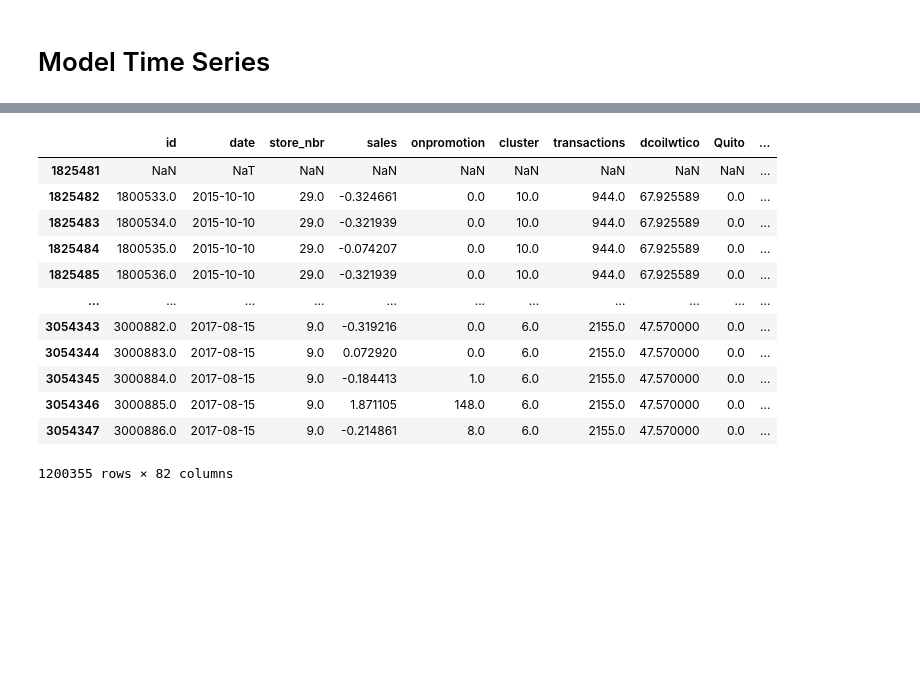
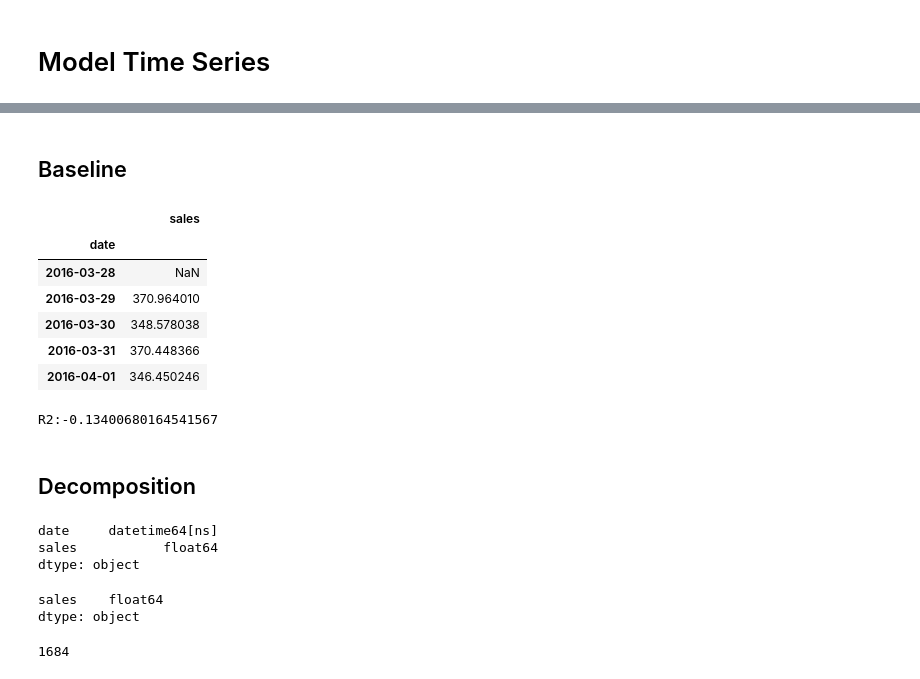
Before and after one commit to ninadamaso/store-sales-prediction, a Jupyter notebook: notebooks/Sales Prediction Kaggle 10.22.ipynb, the cells around one changed output, grey strips where cells are left out. Drawn from its saved outputs; the diff is of its cells as text; code cells hidden in the pictures; blank space fills up the shorter version.

```diff
--- a/notebooks/Sales Prediction Kaggle 10.22.ipynb
+++ b/notebooks/Sales Prediction Kaggle 10.22.ipynb
@@ -335,25 +459,30 @@ X = train_new.drop(columns=["sales"])
 y = train_new[["sales"]]
 # %%
 #train test split
-train_size = 0.6
-index = round(train_size*train_new.shape[0])
+train_size = 0.7
+index = round(train_size*train_agg.shape[0])
 
-df_train = train_new.iloc[:index]
-df_test = train_new.iloc[index:]
+df_train = train_agg.iloc[:index]
+df_test = train_agg.iloc[index:]
+# %% [markdown]
+## Baseline
 # %%
 y_pred = df_test.shift(1)
-y_pred
+y_pred.head(5)
 # %% [output]
-|  | id | date | store_nbr | sales | onpromotion | cluster | transactions | dcoilwtico | Quito | ... |
-| 1825481 | NaN | NaT | NaN | NaN | NaN | NaN | NaN | NaN | NaN | ... |
-| 1825482 | 1800533.0 | 2015-10-10 | 29.0 | -0.324661 | 0.0 | 10.0 | 944.0 | 67.925589 | 0.0 | ... |
-| 1825483 | 1800534.0 | 2015-10-10 | 29.0 | -0.321939 | 0.0 | 10.0 | 944.0 | 67.925589 | 0.0 | ... |
-| 1825484 | 1800535.0 | 2015-10-10 | 29.0 | -0.074207 | 0.0 | 10.0 | 944.0 | 67.925589 | 0.0 | ... |
-| 1825485 | 1800536.0 | 2015-10-10 | 29.0 | -0.321939 | 0.0 | 10.0 | 944.0 | 67.925589 | 0.0 | ... |
-| ... | ... | ... | ... | ... | ... | ... | ... | ... | ... | ... |
-| 3054343 | 3000882.0 | 2017-08-15 | 9.0 | -0.319216 | 0.0 | 6.0 | 2155.0 | 47.570000 | 0.0 | ... |
-| 3054344 | 3000883.0 | 2017-08-15 | 9.0 | 0.072920 | 0.0 | 6.0 | 2155.0 | 47.570000 | 0.0 | ... |
-| 3054345 | 3000884.0 | 2017-08-15 | 9.0 | -0.184413 | 1.0 | 6.0 | 2155.0 | 47.570000 | 0.0 | ... |
-| 3054346 | 3000885.0 | 2017-08-15 | 9.0 | 1.871105 | 148.0 | 6.0 | 2155.0 | 47.570000 | 0.0 | ... |
-| 3054347 | 3000886.0 | 2017-08-15 | 9.0 | -0.214861 | 8.0 | 6.0 | 2155.0 | 47.570000 | 0.0 | ... |
+|  | sales |
+| date |  |
+| 2016-03-28 | NaN |
+| 2016-03-29 | 370.964010 |
+| 2016-03-30 | 348.578038 |
+| 2016-03-31 | 370.448366 |
+| 2016-04-01 | 346.450246 |
-1200355 rows × 82 columns
+# %%
+from sklearn.metrics import r2_score
+y_pred = df_test["sales"].shift(1).dropna()
+y_true = df_test["sales"][1:]
+print(f"R2:{r2_score(y_true, y_pred)}")
+# %% [output]
+R2:-0.13400680164541567
+# %% [markdown]
+## Decomposition
@@ -359,0 +494,18 @@ y_pred
+# %%
+train_agg.reset_index(inplace=True)
+train_agg["date"] = pd.to_datetime(train_agg["date"])
+train_agg.dtypes
+# %% [output]
+date     datetime64[ns]
+sales           float64
+dtype: object
+# %%
+train_agg.set_index("date", inplace=True)
+train_agg.dtypes
+# %% [output]
+sales    float64
+dtype: object
+# %%
+len(train_agg)
+# %% [output]
+1684
```
Also changed, not shown: parts of 55 cells of this notebook.
